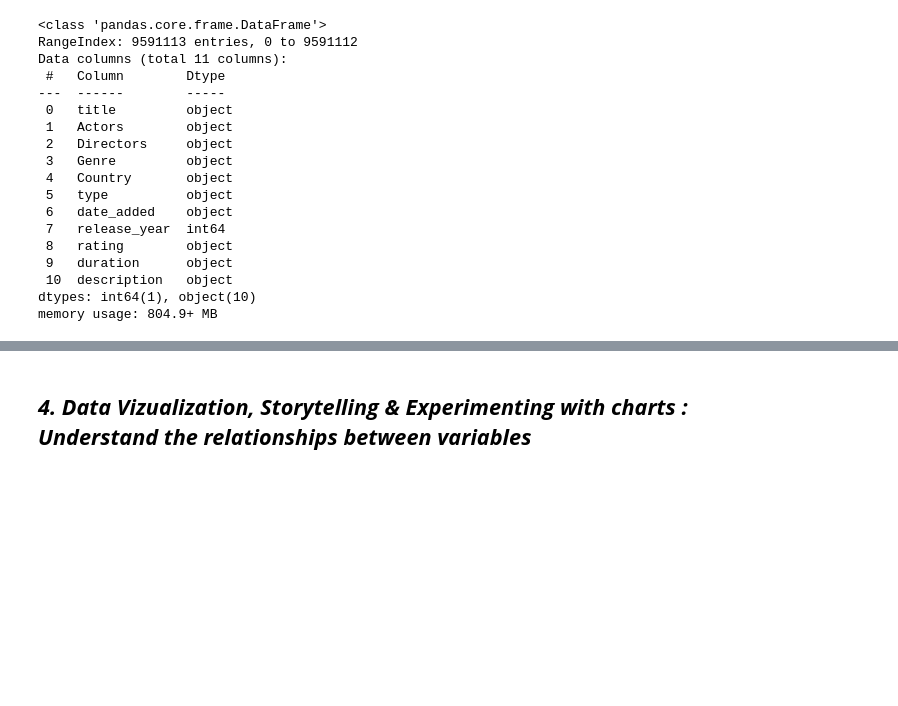
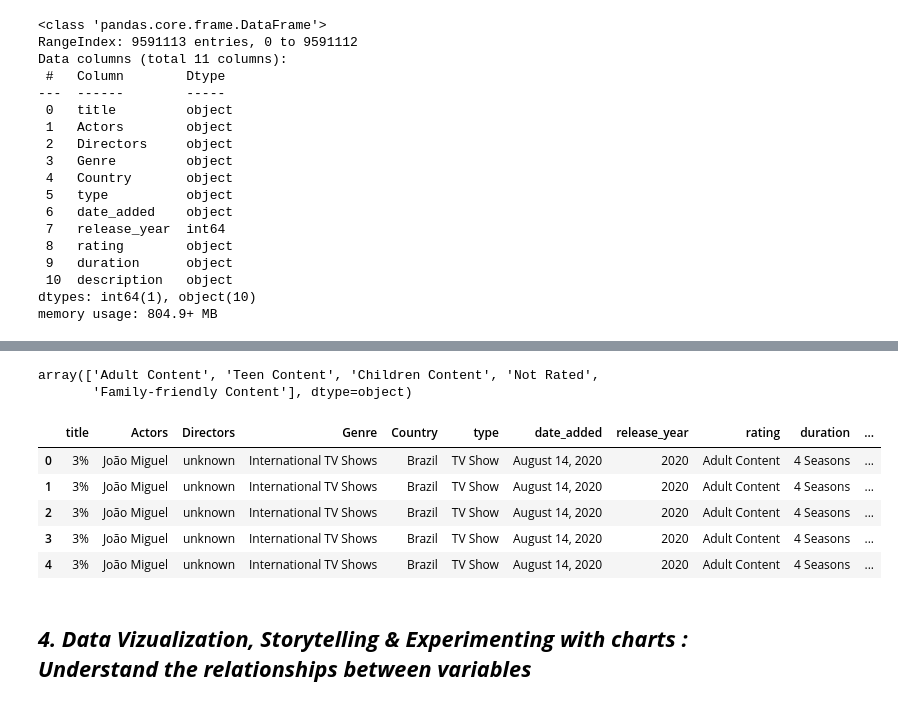
Before and after one commit to Amrit007-droid/Netflix_Movies_And_TvShows_Clustering_, a Jupyter notebook: Amrit_Saikia_Netflix_Movies_And_TvShows_Clustering_.ipynb, the cells around one changed output, grey strips where cells are left out. Cells and saved outputs as stored; diff of their text form; code cells hidden in the pictures; blank space fills up the shorter version.

```diff
--- a/Amrit_Saikia_Netflix_Movies_And_TvShows_Clustering_.ipynb
+++ b/Amrit_Saikia_Netflix_Movies_And_TvShows_Clustering_.ipynb
@@ -700,3 +742,35 @@ memory usage: 804.9+ MB
+# %%
+# Binning the values in the rating column
+rating_map = {'TV-MA':'Adult Content',
+              'R':'Adult Content',
+              'PG-13':'Teen Content',
+              'TV-14':'Teen Content',
+              'TV-PG':'Children Content',
+              'NR':'Not Rated',
+              'TV-G':'Children Content',
+              'TV-Y':'Family-friendly Content',
+              'TV-Y7':'Family-friendly Content',
+              'PG':'Children Content',
+              'G':'Children Content',
+              'NC-17':'Adult Content',
+              'TV-Y7-FV':'Family-friendly Content',
+              'UR':'Not Rated'}
+
+df['rating'].replace(rating_map, inplace = True)
+df['rating'].unique()
+# %% [output]
+array(['Adult Content', 'Teen Content', 'Children Content', 'Not Rated',
+       'Family-friendly Content'], dtype=object)
+# %%
+# Checking head after binning
+df.head()
+# %% [output]
+|  | title | Actors | Directors | Genre | Country | type | date_added | release_year | rating | duration | ... |
+| 0 | 3% | João Miguel | unknown | International TV Shows | Brazil | TV Show | August 14, 2020 | 2020 | Adult Content | 4 Seasons | ... |
+| 1 | 3% | João Miguel | unknown | International TV Shows | Brazil | TV Show | August 14, 2020 | 2020 | Adult Content | 4 Seasons | ... |
+| 2 | 3% | João Miguel | unknown | International TV Shows | Brazil | TV Show | August 14, 2020 | 2020 | Adult Content | 4 Seasons | ... |
+| 3 | 3% | João Miguel | unknown | International TV Shows | Brazil | TV Show | August 14, 2020 | 2020 | Adult Content | 4 Seasons | ... |
+| 4 | 3% | João Miguel | unknown | International TV Shows | Brazil | TV Show | August 14, 2020 | 2020 | Adult Content | 4 Seasons | ... |
 # %% [markdown]
 ## ***4. Data Vizualization, Storytelling & Experimenting with charts : Understand the relationships between variables***
 # %% [markdown]
```
Also changed, not shown: parts of 2 cells of this notebook.
